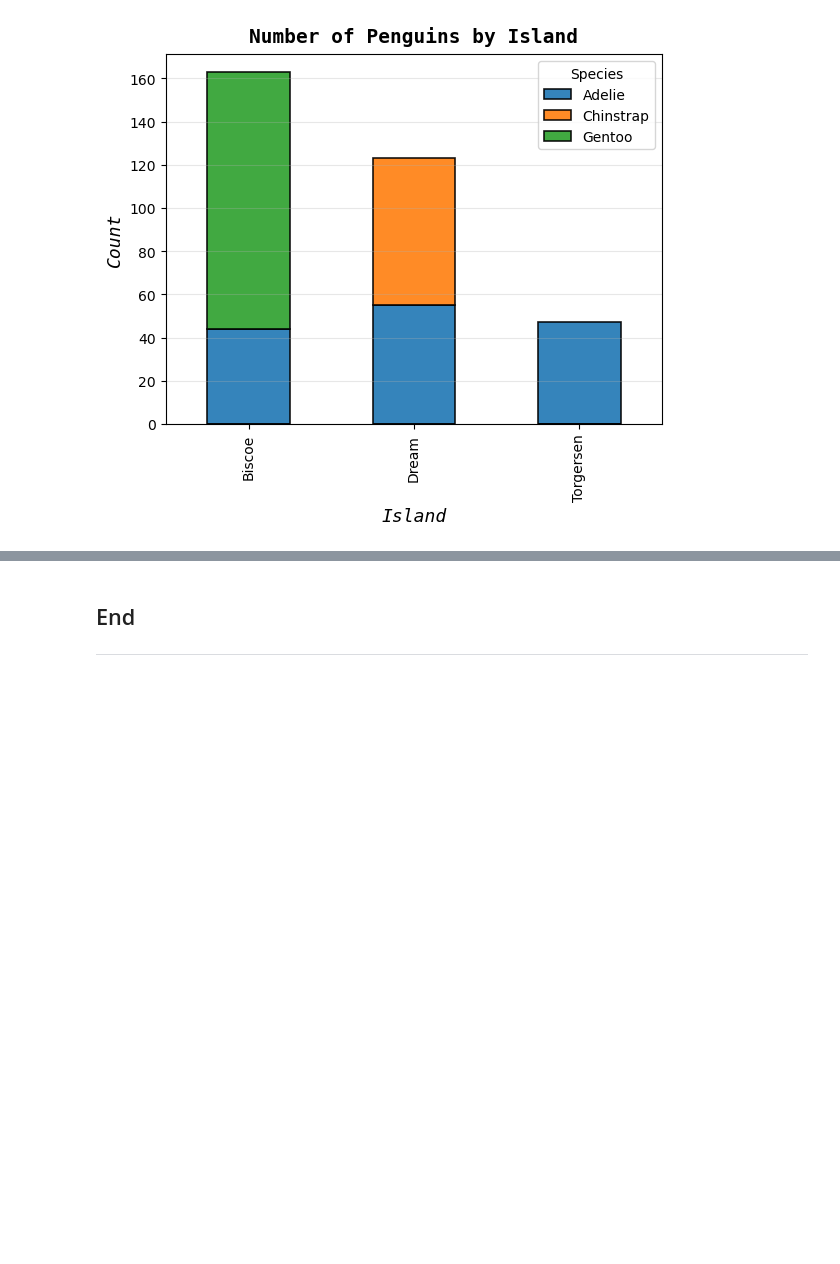
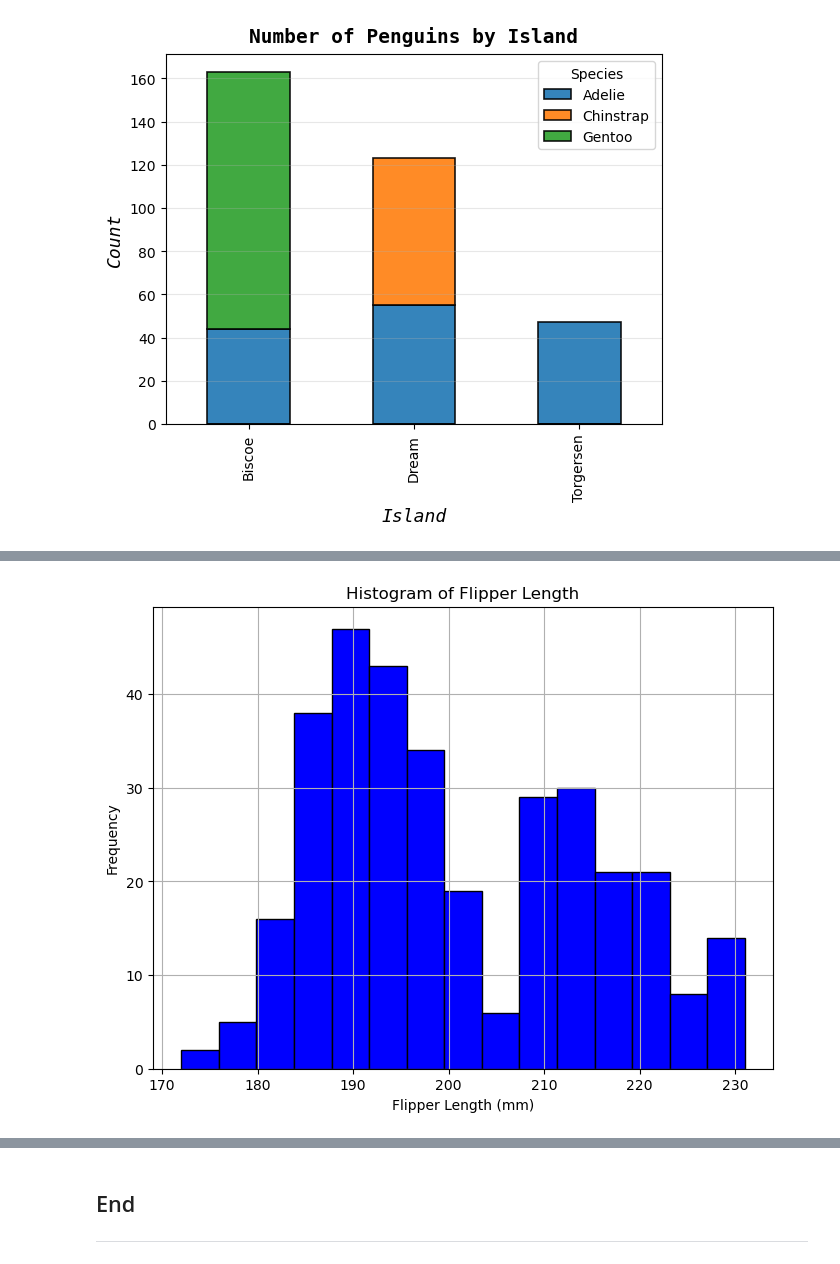
Before and after one commit to SBCURLEY/myproject, a Jupyter notebook: penguins.ipynb, the cells around one changed output, grey strips where cells are left out. Drawn from its saved outputs; the diff is of its cells as text; code cells hidden in the pictures; blank space fills up the shorter version.

```diff
--- a/penguins.ipynb
+++ b/penguins.ipynb
@@ -437,0 +483,13 @@ Pythonspot            https://pythonspot.com/matplotlib-legend/
+# %%
+fig, ax = plt.subplots(figsize=(8, 6))
+
+# Plot histogram for flipper length
+ax.hist(df['flipper_length_mm'], bins=15, color='blue', edgecolor='black')
+
+# Set labels and title
+ax.set_title("Histogram of Flipper Length")
+ax.set_xlabel("Flipper Length (mm)")
+ax.set_ylabel("Frequency")
+ax.grid(True)
+# %% [output]
+[figure, added]
```
Also changed, not shown: parts of 8 cells of this notebook.
